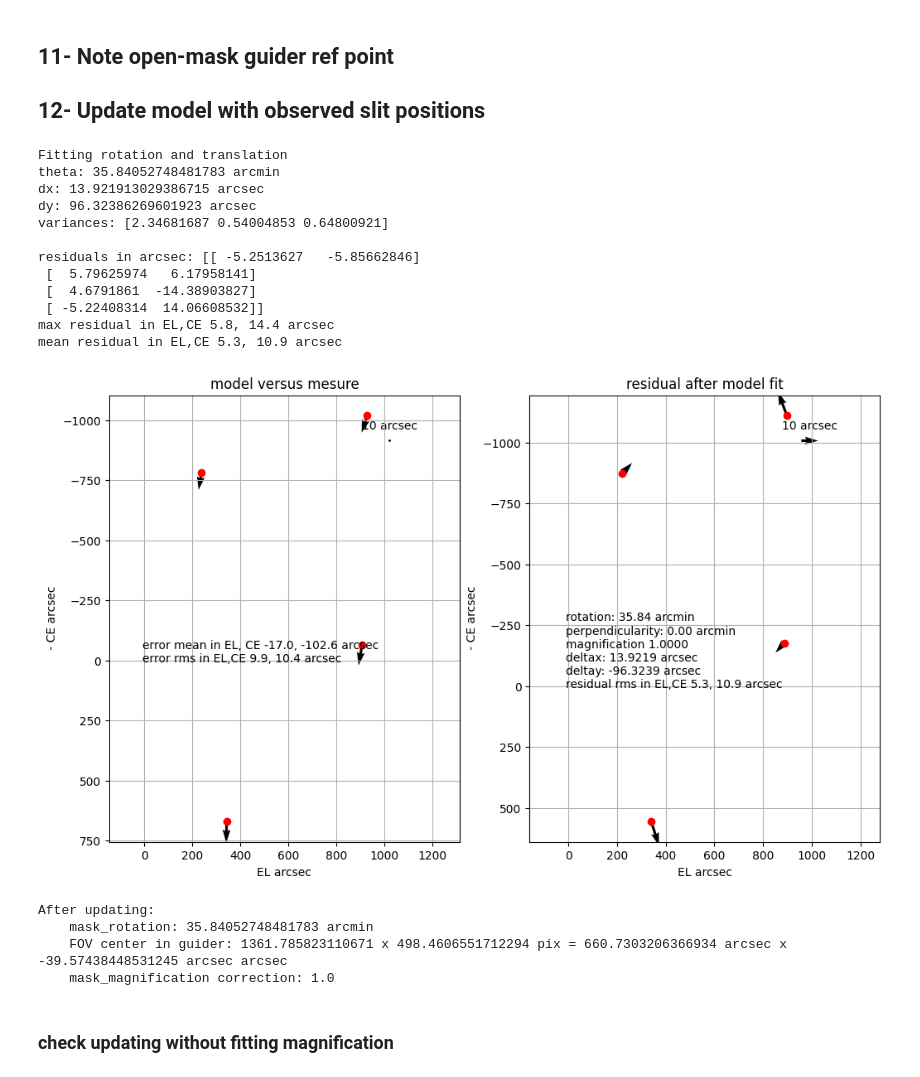
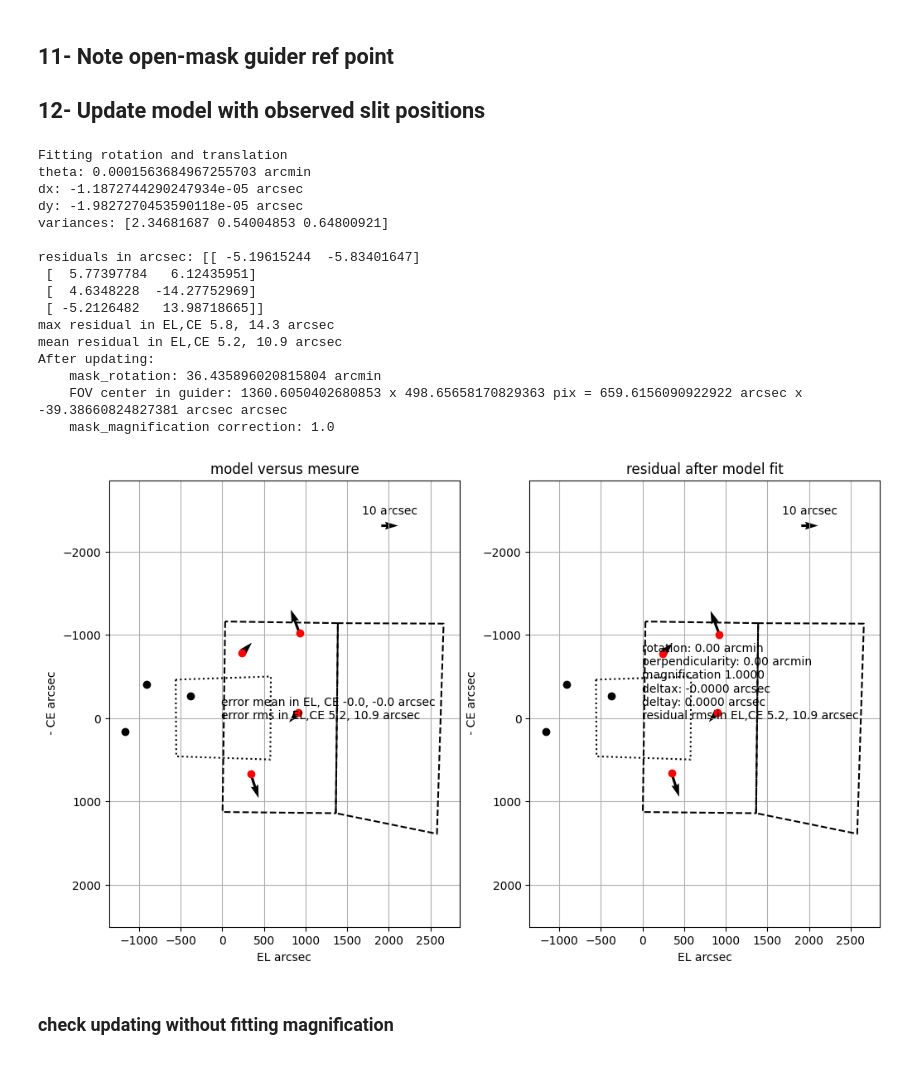
Before and after one commit to vpicouet/FireBallPipe, a Jupyter notebook: Notebook/2023/XY1_F3_230620.ipynb, the cells around one changed output. Saved outputs shown, nothing was run; the diff lists cells and outputs as text; code cells hidden in the pictures.

```diff
--- a/Notebook/2023/XY1_F3_230620.ipynb
+++ b/Notebook/2023/XY1_F3_230620.ipynb
@@ -297,25 +302,25 @@ wave:  0.20619
 # %%
 slits_coord_obs = G2UV.detector2guider(slits_coord_obs_det, wave=obs_wave, angle=True  )
 weight = np.array( [1.]*16  + [1./(1. + 1e-1)]*16)
-G2UV, residuals = G2UV.update_model(slits_coord_valid, slits_coord_obs, plot=True, figsize=(12,7),inplace=True)#,gamma=False)#, labels=slits_valid
+G2UV, residuals = G2UV.update_model(slits_coord_valid, slits_coord_obs, plot=True, figsize=(12,7),inplace=True,selected_stars=selected_stars)#,gamma=False)#, labels=slits_valid
 # %% [output]
 Fitting rotation and translation
-theta: 35.84052748481783 arcmin
-dx: 13.921913029386715 arcsec
-dy: 96.32386269601923 arcsec
+theta: 0.0001563684967255703 arcmin
+dx: -1.1872744290247934e-05 arcsec
+dy: -1.9827270453590118e-05 arcsec
 variances: [2.34681687 0.54004853 0.64800921]
 
-residuals in arcsec: [[ -5.2513627   -5.85662846]
- [  5.79625974   6.17958141]
- [  4.6791861  -14.38903827]
- [ -5.22408314  14.06608532]]
-max residual in EL,CE 5.8, 14.4 arcsec
-mean residual in EL,CE 5.3, 10.9 arcsec
+residuals in arcsec: [[ -5.19615244  -5.83401647]
+ [  5.77397784   6.12435951]
+ [  4.6348228  -14.27752969]
+ [ -5.2126482   13.98718665]]
+max residual in EL,CE 5.8, 14.3 arcsec
+mean residual in EL,CE 5.2, 10.9 arcsec
+After updating:
+    mask_rotation: 36.435896020815804 arcmin
+    FOV center in guider: 1360.6050402680853 x 498.65658170829363 pix = 659.6156090922922 arcsec x -39.38660824827381 arcsec arcsec
+    mask_magnification correction: 1.0
-[figure, old version]
+[figure, new version]
-After updating:
-    mask_rotation: 35.84052748481783 arcmin
-    FOV center in guider: 1361.785823110671 x 498.4606551712294 pix = 660.7303206366934 arcsec x -39.57438448531245 arcsec arcsec
-    mask_magnification correction: 1.0
 # %% [markdown]
 ### check updating without fitting magnification
 # %%
```
Also changed, not shown: parts of 10 cells of this notebook, 30 other files.
